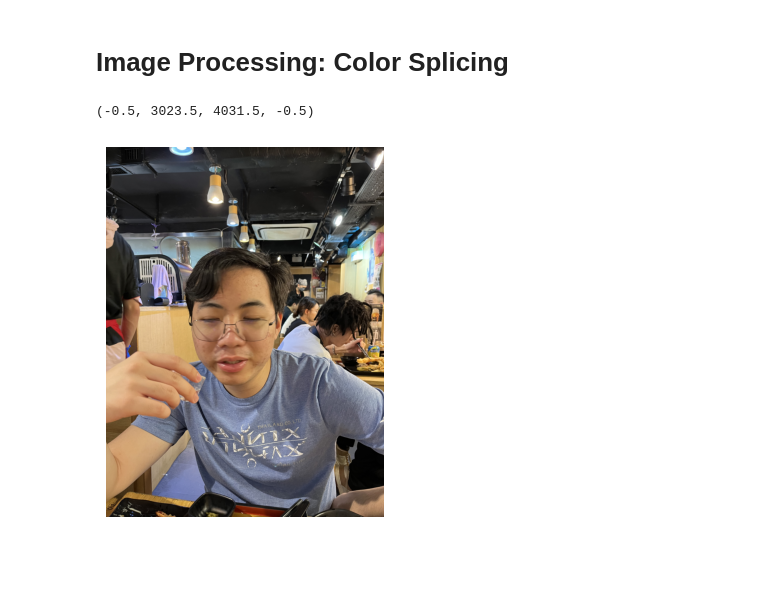
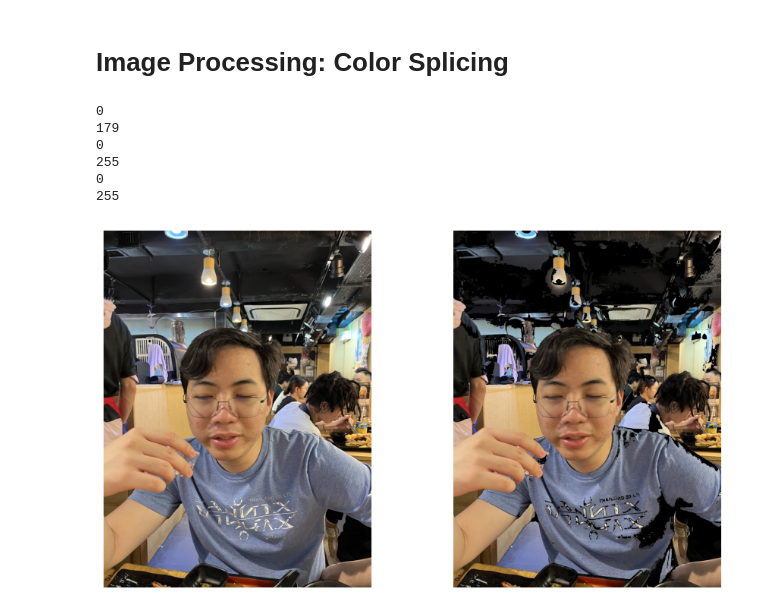
Before and after one commit to fongc123/notes, a Jupyter notebook: src/image processing/color segmentation.ipynb, the cells around one changed output. Cells and saved outputs as stored; diff of their text form; code cells hidden in the pictures; blank space fills up the shorter version.

```diff
--- a/src/image processing/color segmentation.ipynb
+++ b/src/image processing/color segmentation.ipynb
@@ -8,9 +8,35 @@ import matplotlib.pyplot as plt
 # read in `image.png`
 img = cv2.imread('image.png')
 img = cv2.cvtColor(img, cv2.COLOR_BGR2RGB)
-# %%
-plt.imshow(img)
-plt.axis('off')
-# %% [output]
-(-0.5, 3023.5, 4031.5, -0.5)
-[figure, removed]
+# %%
+hsi_img = cv2.cvtColor(img, cv2.COLOR_RGB2HSV)
+# %%
+print(min(img[:,:,0].ravel()))
+print(max(hsi_img[:,:,0].ravel()))
+print(min(hsi_img[:,:,1].ravel()))
+print(max(hsi_img[:,:,1].ravel()))
+print(min(hsi_img[:,:,2].ravel()))
+print(max(hsi_img[:,:,2].ravel()))
+# %% [output]
+0
+179
+0
+255
+0
+255
+# %%
+h_lower = 180
+h_upper = 200
+s_lower = 20
+
+hsi_img[((hsi_img[:,:,0] < h_lower) & (hsi_img[:,:,0] > h_upper)) | (hsi_img[:,:,1] < s_lower)] = 0
+# %%
+new_img = cv2.cvtColor(hsi_img, cv2.COLOR_HSV2RGB)
+fig, axes = plt.subplots(1, 2, figsize = (10, 5))
+axes[0].imshow(img)
+axes[0].axis('off')
+axes[1].imshow(new_img)
+axes[1].axis('off')
+fig.tight_layout()
+# %% [output]
+[figure, added]
```
Also changed, not shown: 2 other files.
